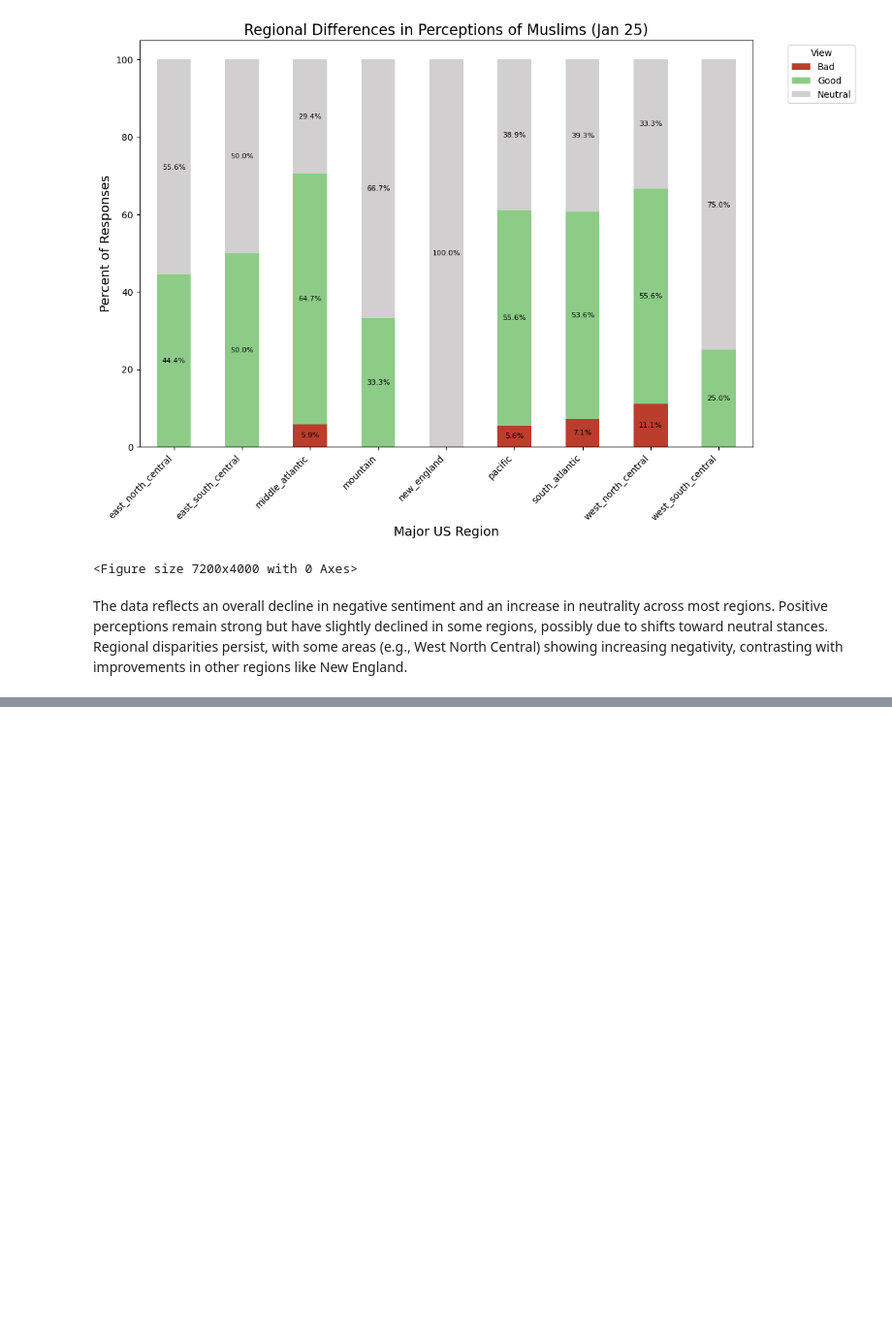
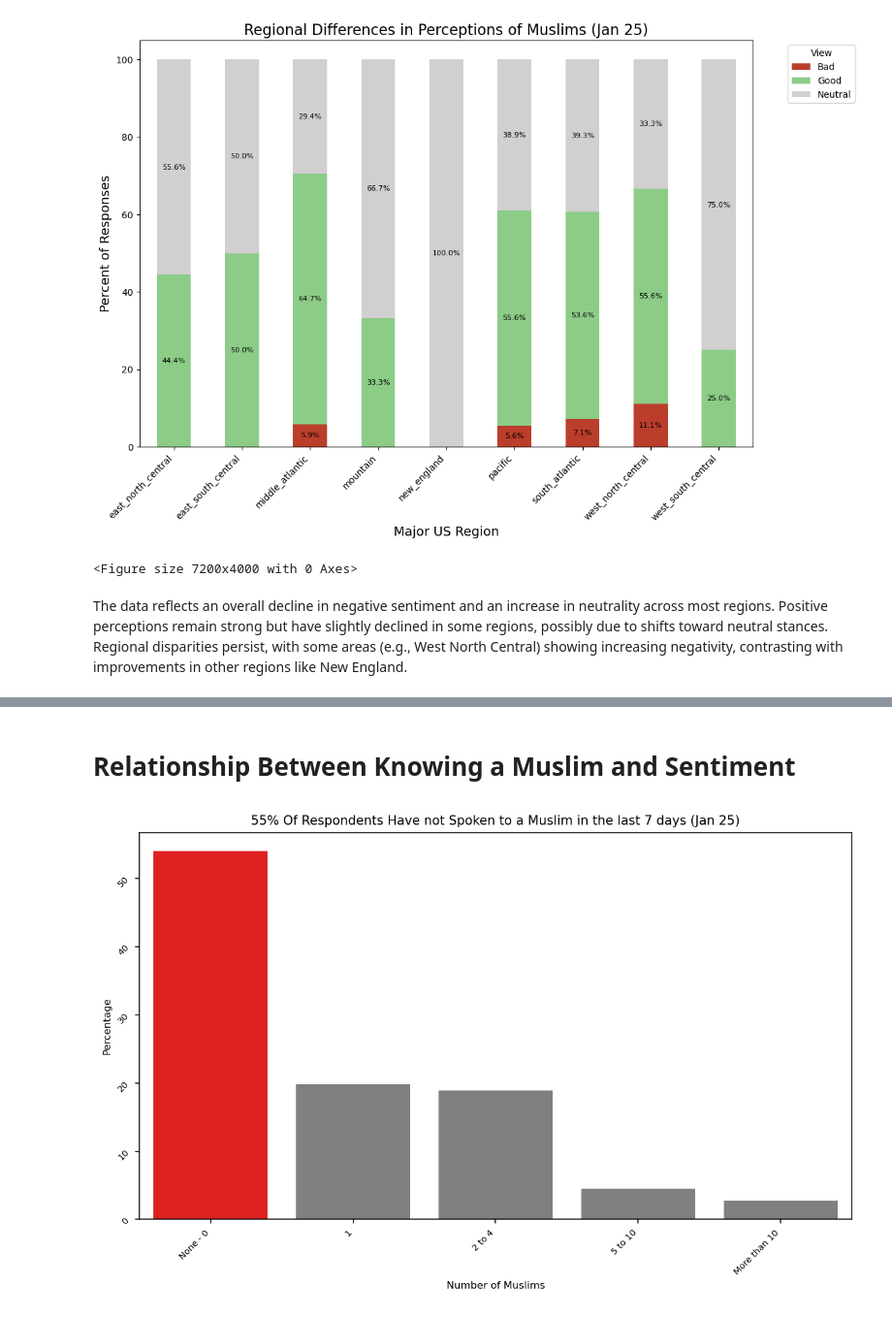
Before and after one commit to manelmahroug/Muslim-Brand-Sentiment, a Jupyter notebook: Brand_sentiment_Jan_2025.ipynb, the cells around one changed output, grey strips where cells are left out. Shown at 97% size. Saved outputs shown, nothing was run; the diff lists cells and outputs as text; code cells hidden in the pictures; blank space fills up the shorter version.

```diff
--- a/Brand_sentiment_Jan_2025.ipynb
+++ b/Brand_sentiment_Jan_2025.ipynb
@@ -499,0 +511,7 @@ Regional disparities persist, with some areas (e.g., West North Central) showing
+# %% [markdown]
+# Relationship Between Knowing a Muslim and Sentiment
+# %%
+plot_percentages(jan25,'How many muslim people have you talked to in the last 7 days?', 'Number of Muslims',\
+           '55% Of Respondents Have not Spoken to a Muslim in the last 7 days (Jan 25)')
+# %% [output]
+[figure, added]
```
Also changed, not shown: parts of 22 cells of this notebook.
